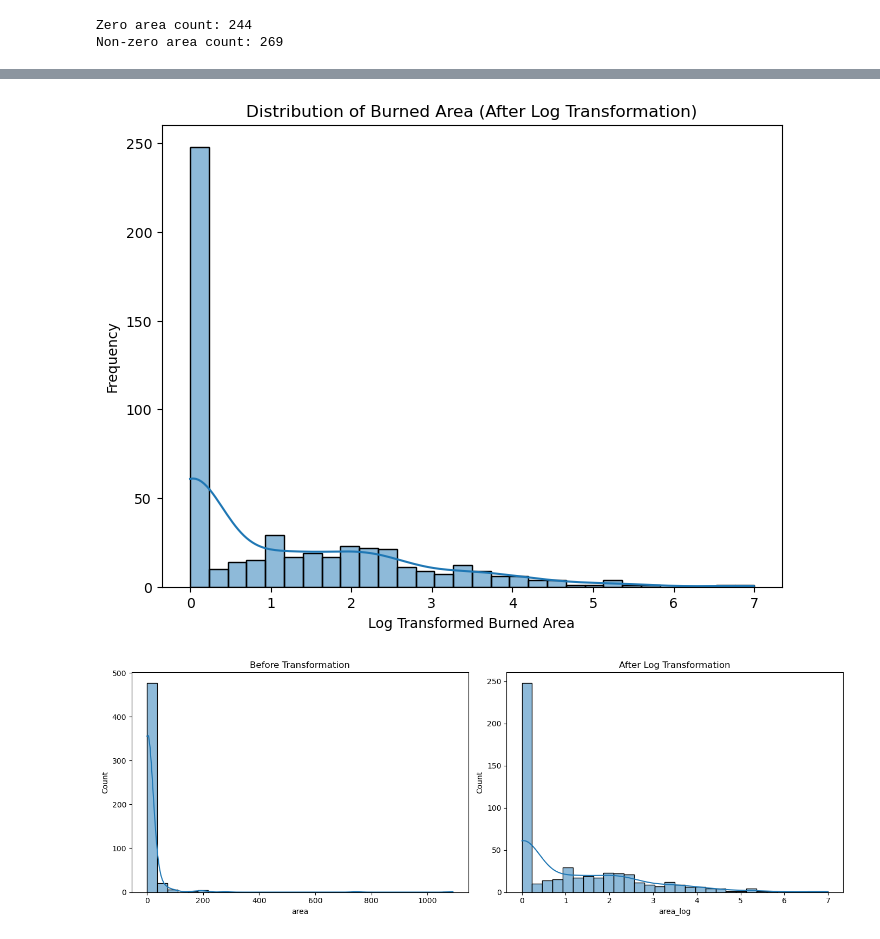
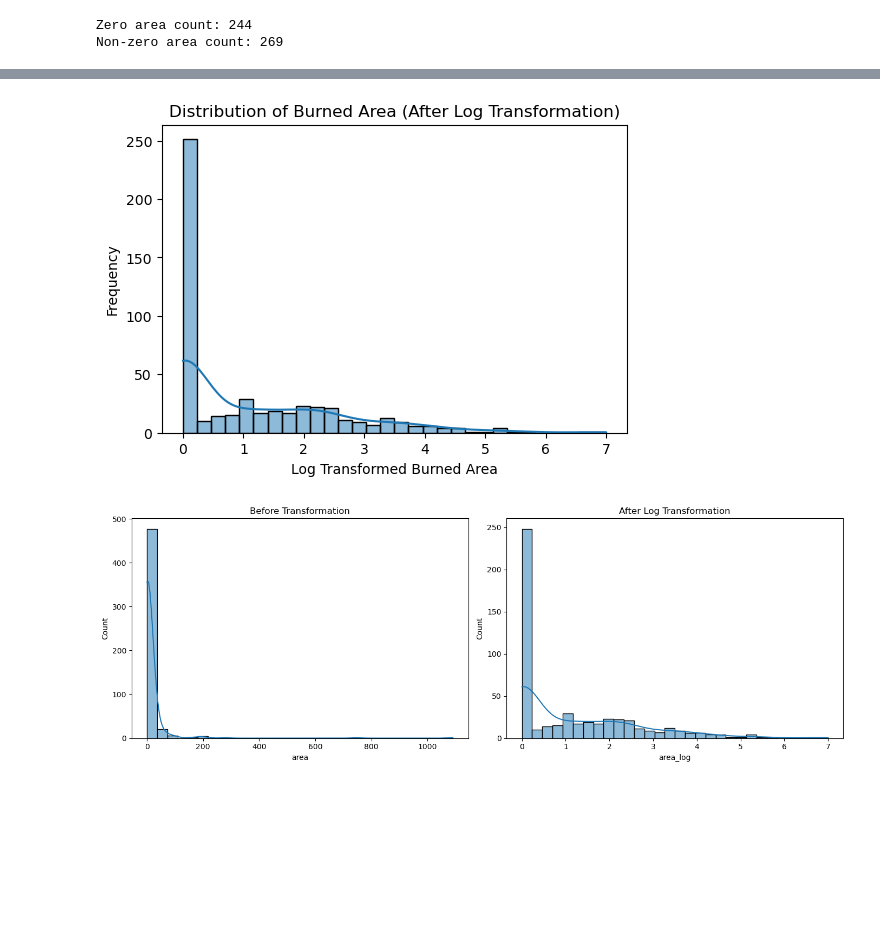
Before and after one commit to Oluwatosin-Simeon/wildfire-risk-analysis, a Jupyter notebook: wildfire-risk-analysis/notebook/wildfire-analysis2 .ipynb, the cells around one changed output, grey strips where cells are left out. Drawn from its saved outputs; the diff is of its cells as text; code cells hidden in the pictures; blank space fills up the shorter version.

```diff
--- a/wildfire-risk-analysis/notebook/wildfire-analysis2 .ipynb
+++ b/wildfire-risk-analysis/notebook/wildfire-analysis2 .ipynb
@@ -322,8 +292,7 @@ for col in indices:
 # Target Variable Log Transformation
 import numpy as np
 
-df_clean = df.copy()
-df_clean['area_log'] = np.log1p(df_clean['area'])
+df_cleaned['area_log'] = np.log1p(df_cleaned['area'])
 # %%
 # Updating Cleaned Dataset With Newly added Column(area_log)
 
@@ -331,14 +300,14 @@ df_cleaned.to_csv('cleaned_forestfires.csv', index=False)
 # %%
 # Visualizing Transformed Target Variable
 
-plt.figure(figsize=(8,6))
+plt.figure(figsize=(6,4))
 sns.histplot(df_cleaned['area_log'], bins=30, kde=True)
 plt.title('Distribution of Burned Area (After Log Transformation)')
 plt.xlabel('Log Transformed Burned Area')
 plt.ylabel('Frequency')
 plt.show()
 # %% [output]
-[figure, old version]
+[figure, new version]
 # %%
 # Comparison of the before and after of the target Variable
 fig, axes = plt.subplots(1, 2, figsize=(14,5))
```
Also changed, not shown: parts of 67 cells of this notebook, 2 other files.
